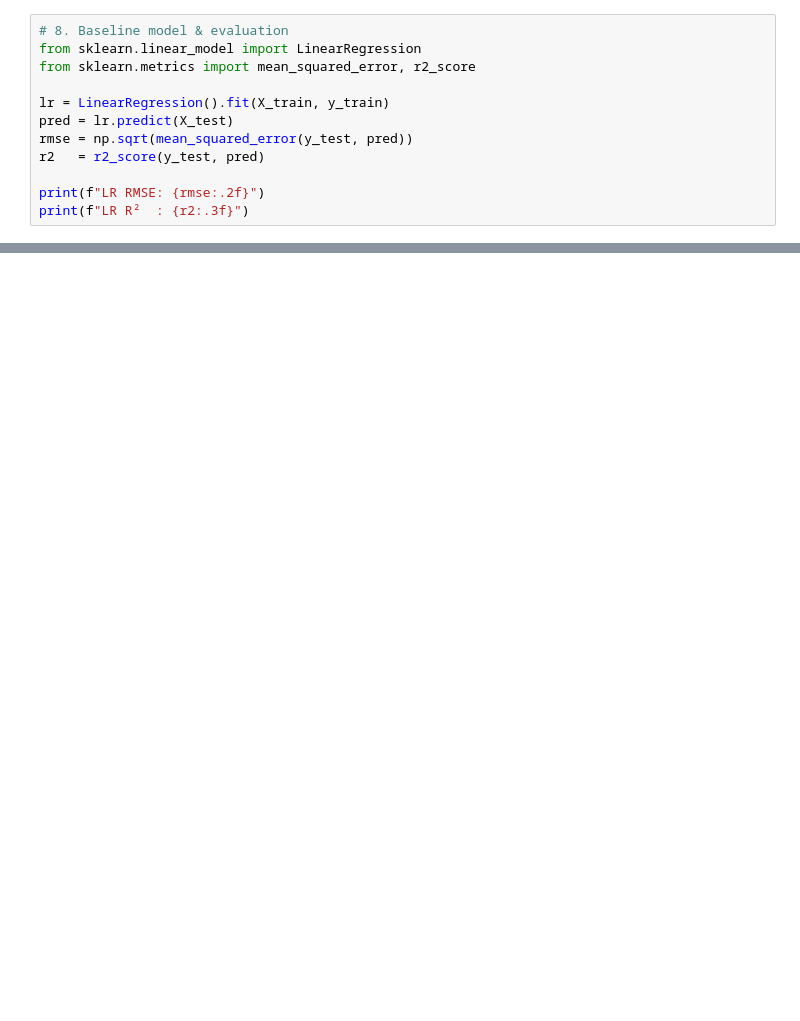
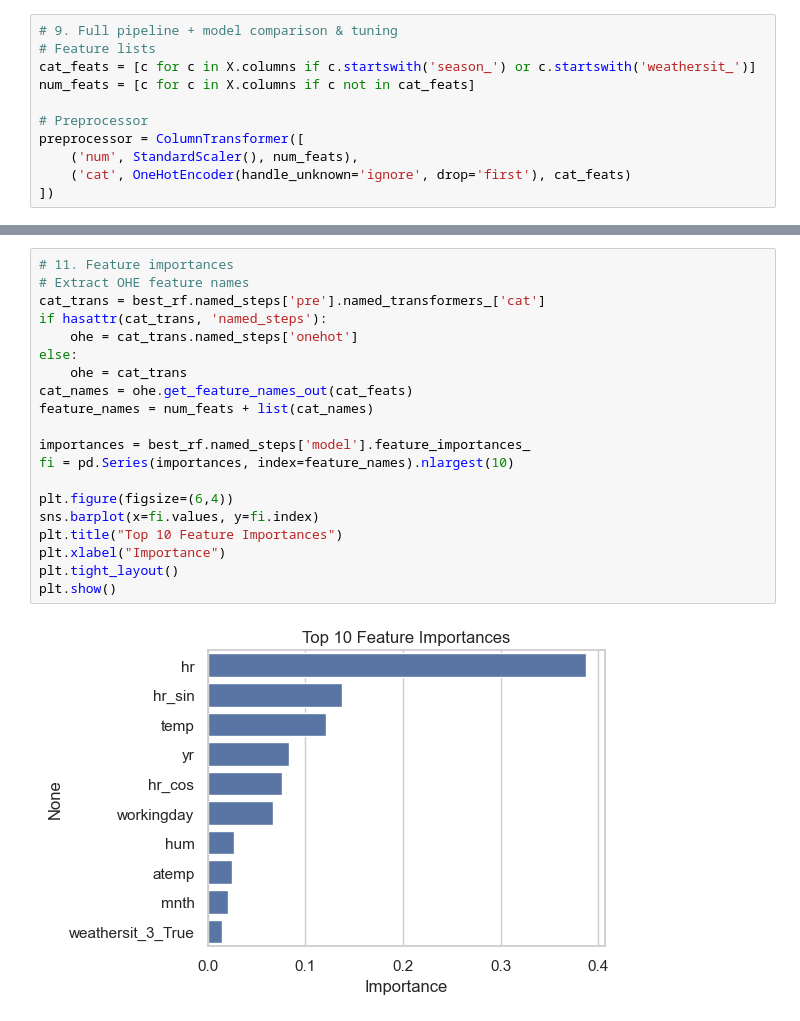
Before and after one commit to umsh1796/DTSA-5509, a Jupyter notebook: FinalProject.ipynb, the cells around one changed output, grey strips where cells are left out. Cells and saved outputs as stored; diff of their text form; blank space fills up the shorter version.

```diff
--- a/FinalProject.ipynb
+++ b/FinalProject.ipynb
@@ -131,12 +100,11 @@ X_test[X_test.select_dtypes(float).columns]   = scaler.transform(X_test.select_d
 # %%
-# 8. Baseline model & evaluation
-from sklearn.linear_model import LinearRegression
-from sklearn.metrics import mean_squared_error, r2_score
+# 9. Full pipeline + model comparison & tuning
+# Feature lists
+cat_feats = [c for c in X.columns if c.startswith('season_') or c.startswith('weathersit_')]
+num_feats = [c for c in X.columns if c not in cat_feats]
 
-lr = LinearRegression().fit(X_train, y_train)
-pred = lr.predict(X_test)
-rmse = np.sqrt(mean_squared_error(y_test, pred))
-r2   = r2_score(y_test, pred)
-
-print(f"LR RMSE: {rmse:.2f}")
-print(f"LR R²  : {r2:.3f}")
+# Preprocessor
+preprocessor = ColumnTransformer([
+    ('num', StandardScaler(), num_feats),
+    ('cat', OneHotEncoder(handle_unknown='ignore', drop='first'), cat_feats)
+])
@@ -229,0 +157,22 @@ Test R²  : 0.943
+# %%
+# 11. Feature importances
+# Extract OHE feature names
+cat_trans = best_rf.named_steps['pre'].named_transformers_['cat']
+if hasattr(cat_trans, 'named_steps'):
+    ohe = cat_trans.named_steps['onehot']
+else:
+    ohe = cat_trans
+cat_names = ohe.get_feature_names_out(cat_feats)
+feature_names = num_feats + list(cat_names)
+
+importances = best_rf.named_steps['model'].feature_importances_
+fi = pd.Series(importances, index=feature_names).nlargest(10)
+
+plt.figure(figsize=(6,4))
+sns.barplot(x=fi.values, y=fi.index)
+plt.title("Top 10 Feature Importances")
+plt.xlabel("Importance")
+plt.tight_layout()
+plt.show()
+# %% [output]
+[figure, added]
```
Also changed, not shown: parts of 11 cells of this notebook.
